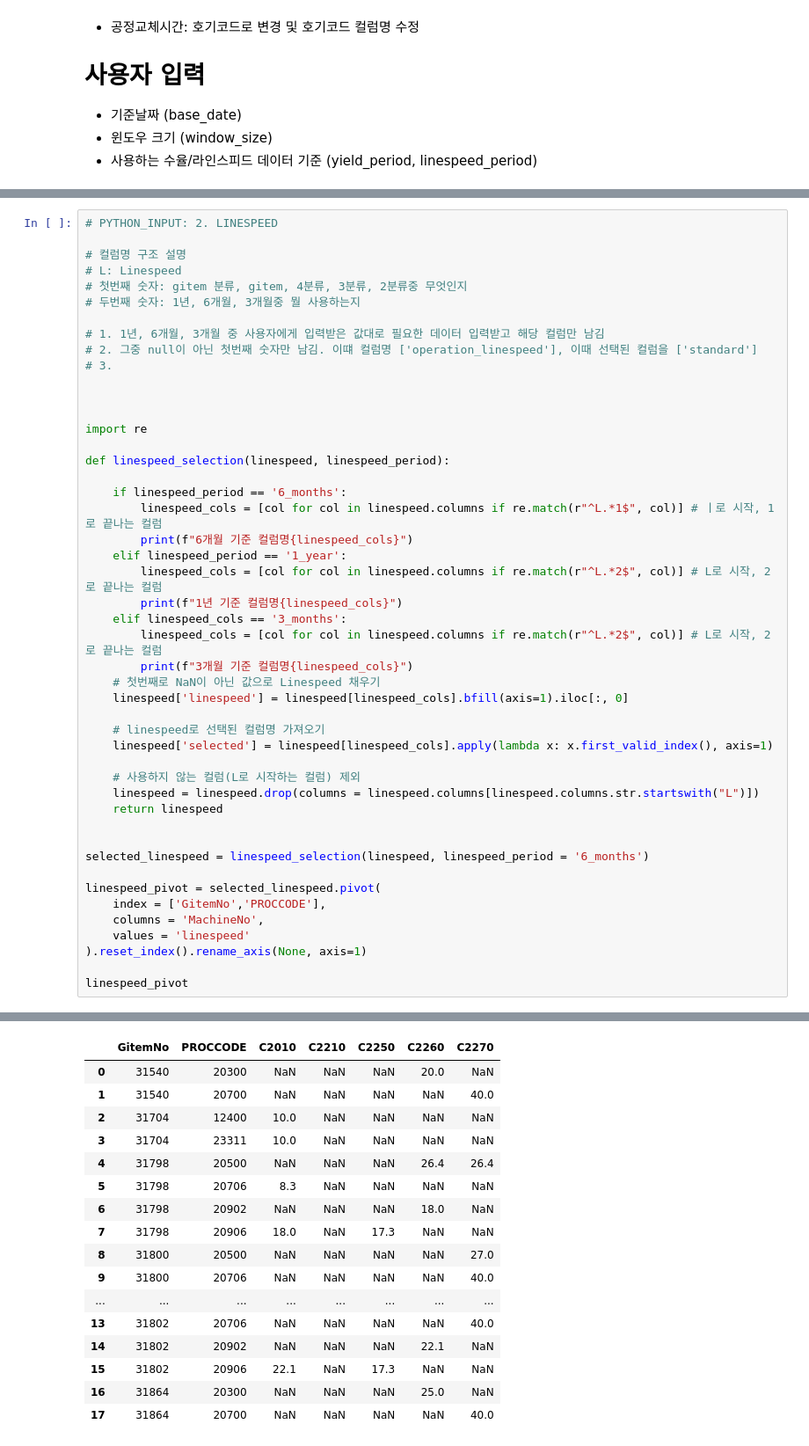
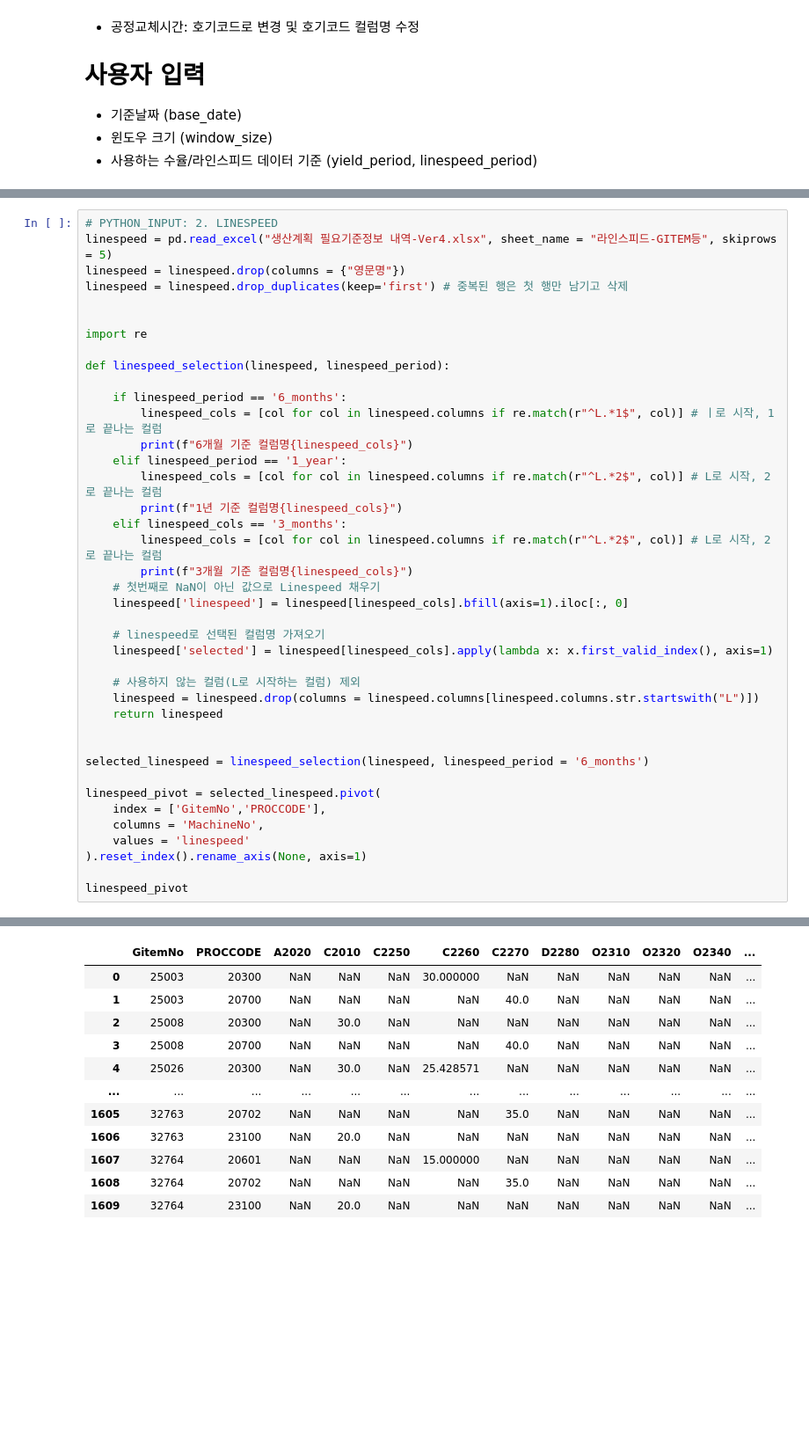
Before and after one commit to Sohyun-B/production-scheduling-system, a Jupyter notebook: python_engine/원본데이터(사용X)/Untitled.ipynb, the cells around one changed output, grey strips where cells are left out. Shown at 88% size. Drawn from its saved outputs; the diff is of its cells as text; blank space fills up the shorter version.

```diff
--- a/python_engine/원본데이터(사용X)/Untitled.ipynb
+++ b/python_engine/원본데이터(사용X)/Untitled.ipynb
@@ -61,15 +113,8 @@ gitem_operation
 # %%
 # PYTHON_INPUT: 2. LINESPEED
-
-# 컬럼명 구조 설명
-# L: Linespeed
-# 첫번째 숫자: gitem 분류, gitem, 4분류, 3분류, 2분류중 무엇인지
-# 두번째 숫자: 1년, 6개월, 3개월중 뭘 사용하는지
-
-# 1. 1년, 6개월, 3개월 중 사용자에게 입력받은 값대로 필요한 데이터 입력받고 해당 컬럼만 남김
-# 2. 그중 null이 아닌 첫번째 숫자만 남김. 이떄 컬럼명 ['operation_linespeed'], 이때 선택된 컬럼을 ['standard']
-# 3.
-
+linespeed = pd.read_excel("생산계획 필요기준정보 내역-Ver4.xlsx", sheet_name = "라인스피드-GITEM등", skiprows = 5)
+linespeed = linespeed.drop(columns = {"영문명"})
+linespeed = linespeed.drop_duplicates(keep='first') # 중복된 행은 첫 행만 남기고 삭제
 
 
 import re
@@ -80,47 +125,42 @@ def linespeed_selection(linespeed, linespeed_period):
         linespeed_cols = [col for col in linespeed.columns if re.match(r"^L.*1$", col)] # ㅣ로 시작, 1로 끝나는 컬럼
         print(f"6개월 기준 컬럼명{linespeed_cols}")
     elif linespeed_period == '1_year':
         linespeed_cols = [col for col in linespeed.columns if re.match(r"^L.*2$", col)] # L로 시작, 2로 끝나는 컬럼
         print(f"1년 기준 컬럼명{linespeed_cols}")
     elif linespeed_cols == '3_months':
         linespeed_cols = [col for col in linespeed.columns if re.match(r"^L.*2$", col)] # L로 시작, 2로 끝나는 컬럼
         print(f"3개월 기준 컬럼명{linespeed_cols}")
     # 첫번째로 NaN이 아닌 값으로 Linespeed 채우기
     linespeed['linespeed'] = linespeed[linespeed_cols].bfill(axis=1).iloc[:, 0]
 
     # linespeed로 선택된 컬럼명 가져오기
     linespeed['selected'] = linespeed[linespeed_cols].apply(lambda x: x.first_valid_index(), axis=1)
 
     # 사용하지 않는 컬럼(L로 시작하는 컬럼) 제외
     linespeed = linespeed.drop(columns = linespeed.columns[linespeed.columns.str.startswith("L")])
     return linespeed
 
 
 selected_linespeed = linespeed_selection(linespeed, linespeed_period = '6_months')
 
 linespeed_pivot = selected_linespeed.pivot(
     index = ['GitemNo','PROCCODE'],
     columns = 'MachineNo',
     values = 'linespeed'
 ).reset_index().rename_axis(None, axis=1)
 
 linespeed_pivot
 # %% [output]
 6개월 기준 컬럼명['L11', 'L21', 'L31', 'L41', 'L51']
-|  | GitemNo | PROCCODE | C2010 | C2210 | C2250 | C2260 | C2270 |
-| 0 | 31540 | 20300 | NaN | NaN | NaN | 20.0 | NaN |
-| 1 | 31540 | 20700 | NaN | NaN | NaN | NaN | 40.0 |
-| 2 | 31704 | 12400 | 10.0 | NaN | NaN | NaN | NaN |
-| 3 | 31704 | 23311 | 10.0 | NaN | NaN | NaN | NaN |
-| 4 | 31798 | 20500 | NaN | NaN | NaN | 26.4 | 26.4 |
-| 5 | 31798 | 20706 | 8.3 | NaN | NaN | NaN | NaN |
-| 6 | 31798 | 20902 | NaN | NaN | NaN | 18.0 | NaN |
-| 7 | 31798 | 20906 | 18.0 | NaN | 17.3 | NaN | NaN |
-| 8 | 31800 | 20500 | NaN | NaN | NaN | NaN | 27.0 |
-| 9 | 31800 | 20706 | NaN | NaN | NaN | NaN | 40.0 |
-| ... | ... | ... | ... | ... | ... | ... | ... |
-| 13 | 31802 | 20706 | NaN | NaN | NaN | NaN | 40.0 |
-| 14 | 31802 | 20902 | NaN | NaN | NaN | 22.1 | NaN |
-| 15 | 31802 | 20906 | 22.1 | NaN | 17.3 | NaN | NaN |
-| 16 | 31864 | 20300 | NaN | NaN | NaN | 25.0 | NaN |
-| 17 | 31864 | 20700 | NaN | NaN | NaN | NaN | 40.0 |
+|  | GitemNo | PROCCODE | A2020 | C2010 | C2250 | C2260 | C2270 | D2280 | O2310 | O2320 | O2340 | ... |
+| 0 | 25003 | 20300 | NaN | NaN | NaN | 30.000000 | NaN | NaN | NaN | NaN | NaN | ... |
+| 1 | 25003 | 20700 | NaN | NaN | NaN | NaN | 40.0 | NaN | NaN | NaN | NaN | ... |
+| 2 | 25008 | 20300 | NaN | 30.0 | NaN | NaN | NaN | NaN | NaN | NaN | NaN | ... |
+| 3 | 25008 | 20700 | NaN | NaN | NaN | NaN | 40.0 | NaN | NaN | NaN | NaN | ... |
+| 4 | 25026 | 20300 | NaN | 30.0 | NaN | 25.428571 | NaN | NaN | NaN | NaN | NaN | ... |
+| ... | ... | ... | ... | ... | ... | ... | ... | ... | ... | ... | ... | ... |
+| 1605 | 32763 | 20702 | NaN | NaN | NaN | NaN | 35.0 | NaN | NaN | NaN | NaN | ... |
+| 1606 | 32763 | 23100 | NaN | 20.0 | NaN | NaN | NaN | NaN | NaN | NaN | NaN | ... |
+| 1607 | 32764 | 20601 | NaN | NaN | NaN | 15.000000 | NaN | NaN | NaN | NaN | NaN | ... |
+| 1608 | 32764 | 20702 | NaN | NaN | NaN | NaN | 35.0 | NaN | NaN | NaN | NaN | ... |
+| 1609 | 32764 | 23100 | NaN | 20.0 | NaN | NaN | NaN | NaN | NaN | NaN | NaN | ... |
```
Also changed, not shown: parts of 15 cells of this notebook, 14 other files.
